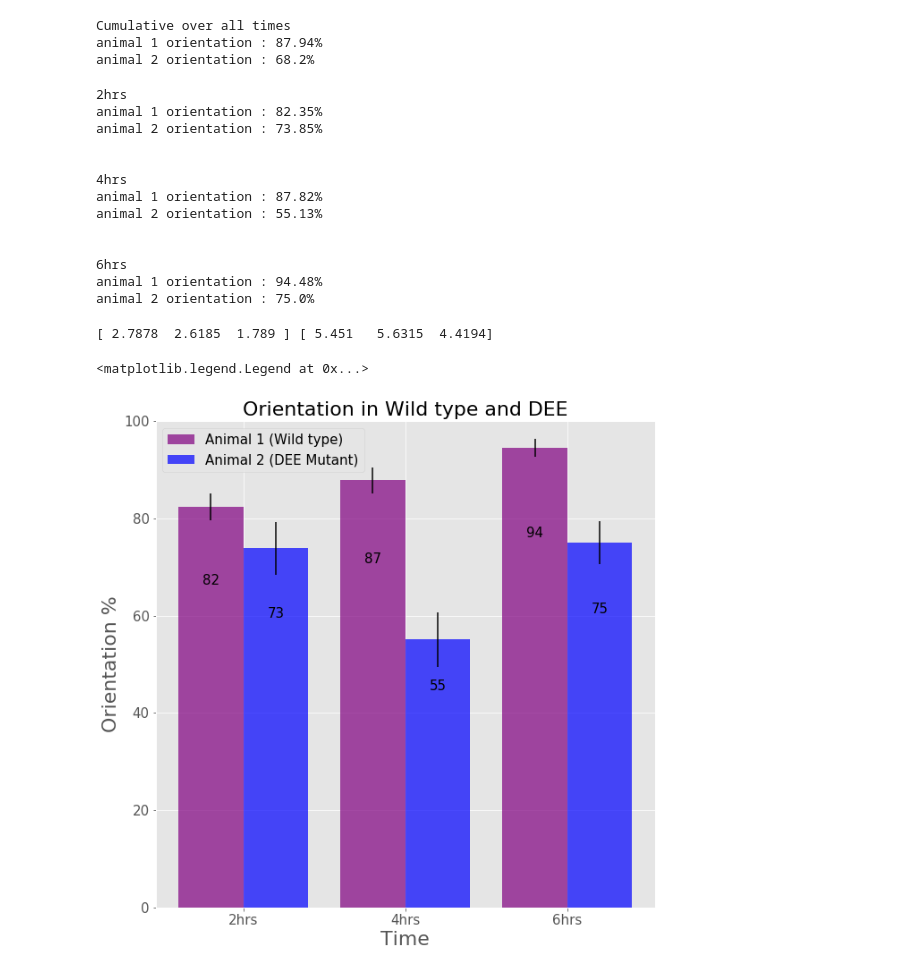
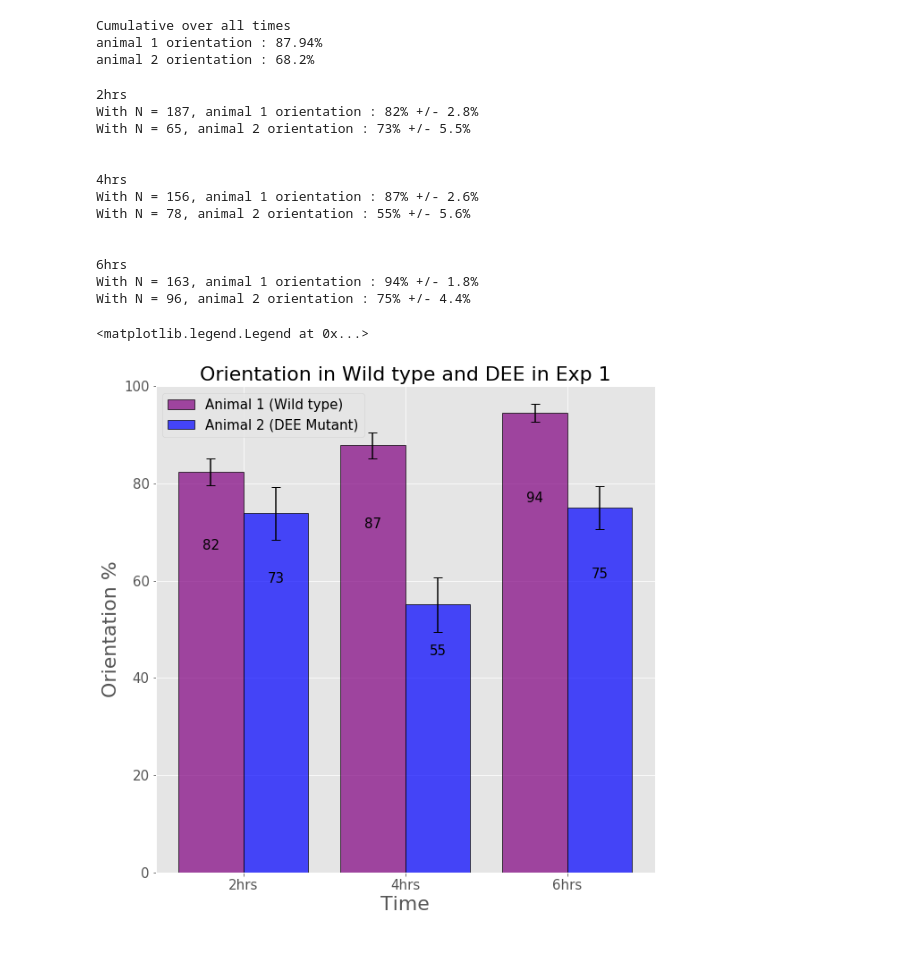
Before and after one commit to WillGiang/golgi-polarization, a Jupyter notebook: GolgiPolarizationAnalysis.ipynb, the cells around one changed output. Saved outputs shown, nothing was run; the diff lists cells and outputs as text; code cells hidden in the pictures.

```diff
--- a/GolgiPolarizationAnalysis.ipynb
+++ b/GolgiPolarizationAnalysis.ipynb
@@ -17,7 +17,7 @@ exp_dir = r'C:\Users\letmedoit\endothelial Polarization-exp 1'
 csv_files = glob(os.path.join(exp_dir, "csvfiles/*.csv"))
 
 
-df_in_each_file = (pd.read_csv(f) for f in csv_files1)
+df_in_each_file = (pd.read_csv(f) for f in csv_files)
 df = pd.concat(df_in_each_file, ignore_index=True)
 # %% [markdown]
 ### Look at data
@@ -316,6 +322,14 @@ animal 1 orientation : 87.94%
 animal 2 orientation : 68.2%
 # %%
 def sample_proportion_error(p, n):
+    """Returns the error for a sample proportion
+    https://onlinecourses.science.psu.edu/stat100/node/56
+
+    p: [float]
+        Proportion
+    n: [int]
+        Number of datapoints
+    """
     return np.sqrt(p*(1-p) / n)
 # %%
 animal1_orientation = []
@@ -336,33 +350,34 @@ for time in times:
     ratio_animal1 = orientation_percent(animal1[animal1.time == time], want_ratio=True)
     ratio_animal2 = orientation_percent(animal2[animal2.time == time], want_ratio=True)
 
+    serr1 = sample_proportion_error(ratio_animal1, n1)
+    serr2 = sample_proportion_error(ratio_animal2, n2)
+
     animal1_errors.append(sample_proportion_error(ratio_animal1, n1)*100)
     animal2_errors.append(sample_proportion_error(ratio_animal2, n2)*100)
+
     print("{}".format(time))
-    print("animal 1 orientation : {}%".format(orientation_percent_animal1))
-    print("animal 2 orientation : {}%".format(orientation_percent_animal2))
+
+    print("With N = {}, animal 1 orientation : {}% +/- {}%".format(n1,
+        int(orientation_percent_animal1), round(serr1*100,1)))
+    print("With N = {}, animal 2 orientation : {}% +/- {}%".format(n2,
+        int(orientation_percent_animal2), round(serr2*100,1)))
+
     print("\n")
-
-
-#animal2.time == time
 # %% [output]
 2hrs
-animal 1 orientation : 82.35%
-animal 2 orientation : 73.85%
+With N = 187, animal 1 orientation : 82% +/- 2.8%
+With N = 65, animal 2 orientation : 73% +/- 5.5%
 
 
 4hrs
-animal 1 orientation : 87.82%
-animal 2 orientation : 55.13%
+With N = 156, animal 1 orientation : 87% +/- 2.6%
+With N = 78, animal 2 orientation : 55% +/- 5.6%
 
 
 6hrs
-animal 1 orientation : 94.48%
-animal 2 orientation : 75.0%
+With N = 163, animal 1 orientation : 94% +/- 1.8%
+With N = 96, animal 2 orientation : 75% +/- 4.4%
-# %%
-print(np.round(animal1_errors,4), np.round(animal2_errors,4))
-# %% [output]
-[ 2.7878  2.6185  1.789 ] [ 5.451   5.6315  4.4194]
 # %%
 plt.style.use('ggplot')
 plt.rc('axes', titlesize = 22)
@@ -381,35 +396,41 @@ def autolabel(rects):
         ax.text(rect.get_x() + rect.get_width()/2., 0.80*height,
                 '%d' % round(float(height),2),
                 ha='center', va='bottom', size=15)
 
 n_groups = 3
 fig, ax = plt.subplots(figsize=(10,10))
 index = np.arange(n_groups)
 bar_width = 0.4
 opacity = 0.7
 
 rects1 = plt.bar(index, animal1_orientation,
                  bar_width,
                 alpha=opacity,
                 color='purple',
                 label='Animal 1 (Wild type)',
-                yerr = animal1_errors)
-
+                yerr = animal1_errors,
+                 capsize=5,
+                edgecolor='k',
+                linewidth=1)
+#plt.errorbar(index, animal1_errors, barsabove=True)
 rects2 = plt.bar(index + bar_width, animal2_orientation,
                  bar_width,
                 alpha=opacity,
                 color='blue',
                 label='Animal 2 (DEE Mutant)',
-                yerr = animal2_errors)
+                yerr = animal2_errors,
+                capsize=5,
+                edgecolor='k',
+                linewidth=1)
 
 autolabel(rects1)
 autolabel(rects2)
 plt.xlabel("Time")
 plt.ylabel("Orientation %")
-plt.title("Orientation in Wild type and DEE")
+plt.title("Orientation in Wild type and DEE in Exp 1")
 plt.xticks(index + bar_width/2, tuple(times))
 plt.ylim([0,100])
 plt.legend(fontsize=15)
 # %% [output]
 <matplotlib.legend.Legend at 0x...>
-[figure, old version]
+[figure, new version]
```
Also changed, not shown: parts of 12 cells of this notebook.
